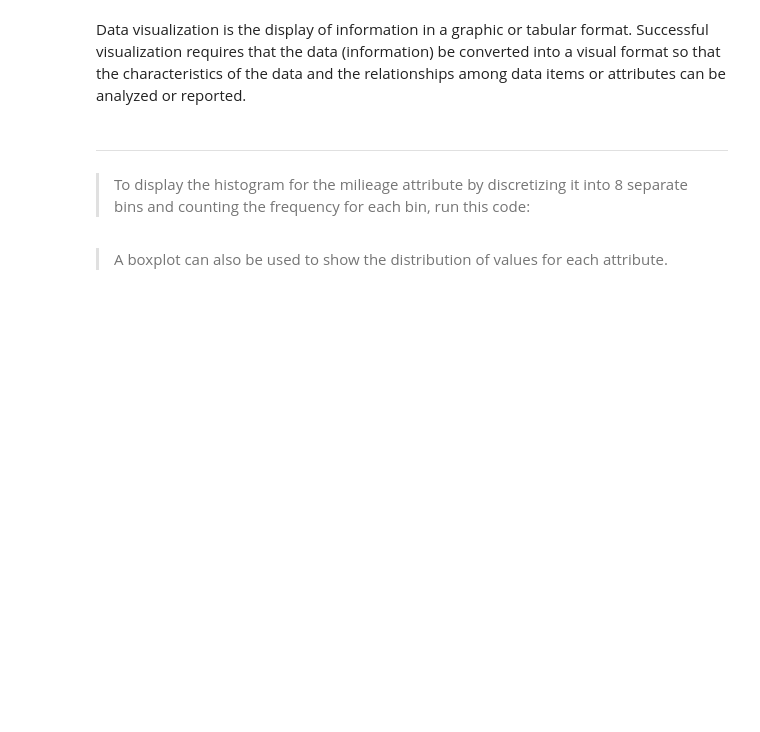
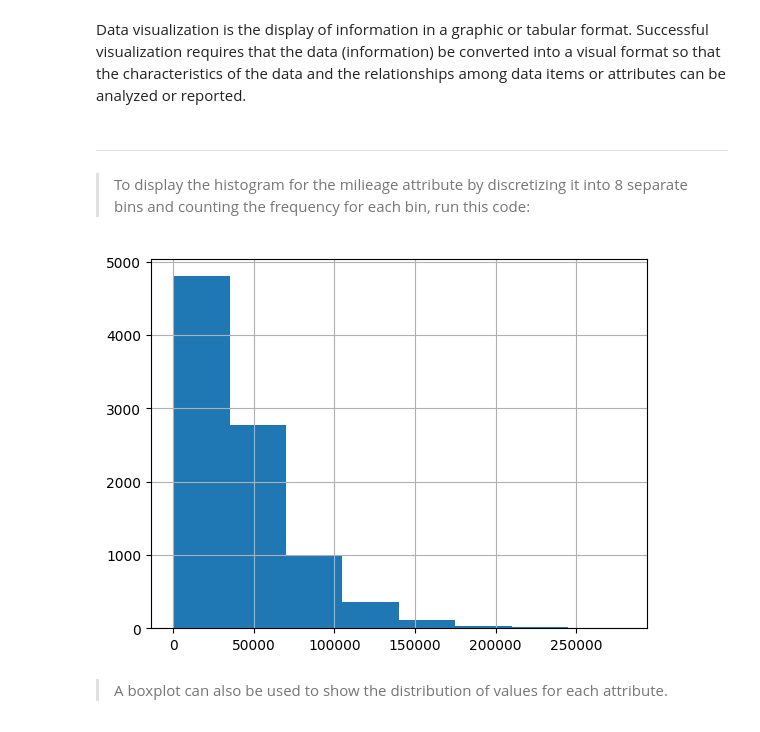
Before and after one commit to arnav-exe/Data-Mining-Labs, a Jupyter notebook: Lab01.ipynb, the cells around one changed output. Saved outputs shown, nothing was run; the diff lists cells and outputs as text; code cells hidden in the pictures; blank space fills up the shorter version.

```diff
--- a/Lab01.ipynb
+++ b/Lab01.ipynb
@@ -386,7 +386,10 @@ Data visualization is the display of information in a graphic or tabular format.
 # %%
 %matplotlib inline
 
 df['Mileage'].hist(bins=8)
+df.hist?
+# %% [output]
+[figure, added]
 # %% [markdown]
 > A boxplot can also be used to show the distribution of values for each attribute.
 
```
Also changed, not shown: parts of 4 cells of this notebook.
